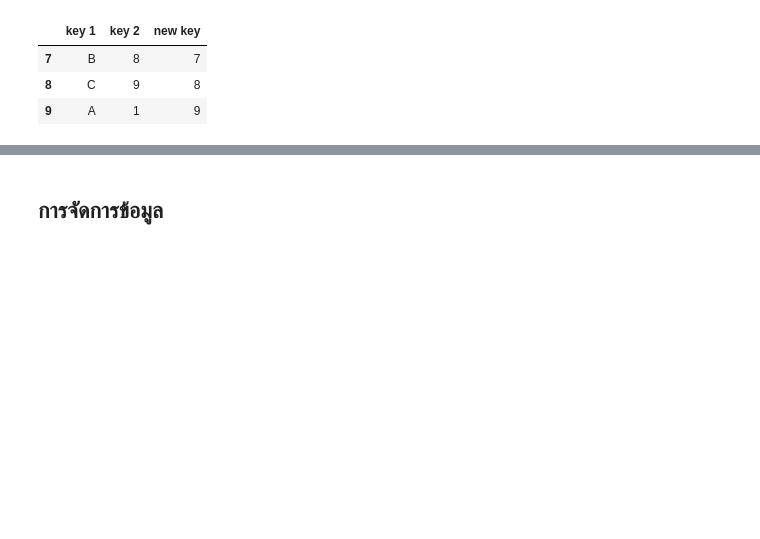
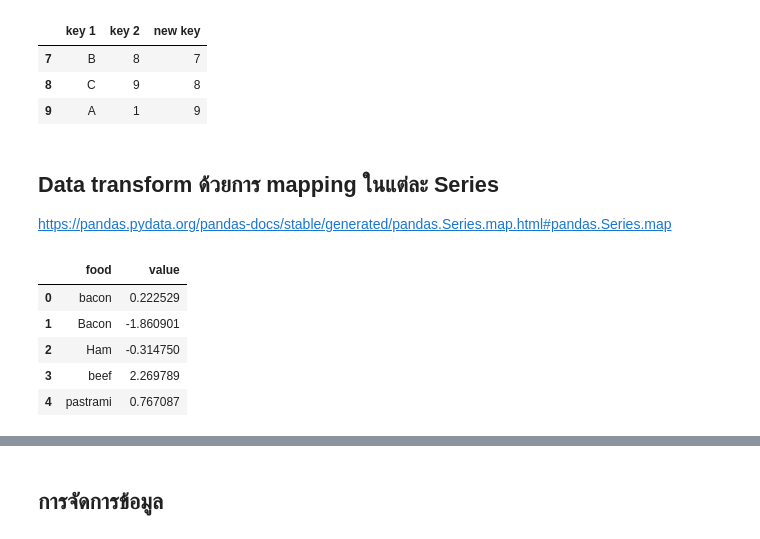
Before and after one commit to up1/course-basic-python, a Jupyter notebook: notebook/data_cleaning_and_preparation.ipynb, the cells around one changed output, grey strips where cells are left out. Cells and saved outputs as stored; diff of their text form; code cells hidden in the pictures; blank space fills up the shorter version.

Commit message:
Data transform with mapping/function

```diff
--- a/notebook/data_cleaning_and_preparation.ipynb
+++ b/notebook/data_cleaning_and_preparation.ipynb
@@ -355,3 +355,19 @@ data.drop_duplicates(['key 1'])
 | 7 | B | 8 | 7 |
 | 8 | C | 9 | 8 |
 | 9 | A | 1 | 9 |
+# %% [markdown]
+## Data transform ด้วยการ mapping ในแต่ละ Series
+
+https://pandas.pydata.org/pandas-docs/stable/generated/pandas.Series.map.html#pandas.Series.map
+# %%
+data = pd.DataFrame( { 'food': ['bacon', 'Bacon', 'Ham', 'beef', 'pastrami'],
+                       'value': np.random.randn(5)
+                     } )
+data
+# %% [output]
+|  | food | value |
+| 0 | bacon | 0.222529 |
+| 1 | Bacon | -1.860901 |
+| 2 | Ham | -0.314750 |
+| 3 | beef | 2.269789 |
+| 4 | pastrami | 0.767087 |
```
Also changed, not shown: parts of 6 cells of this notebook.
